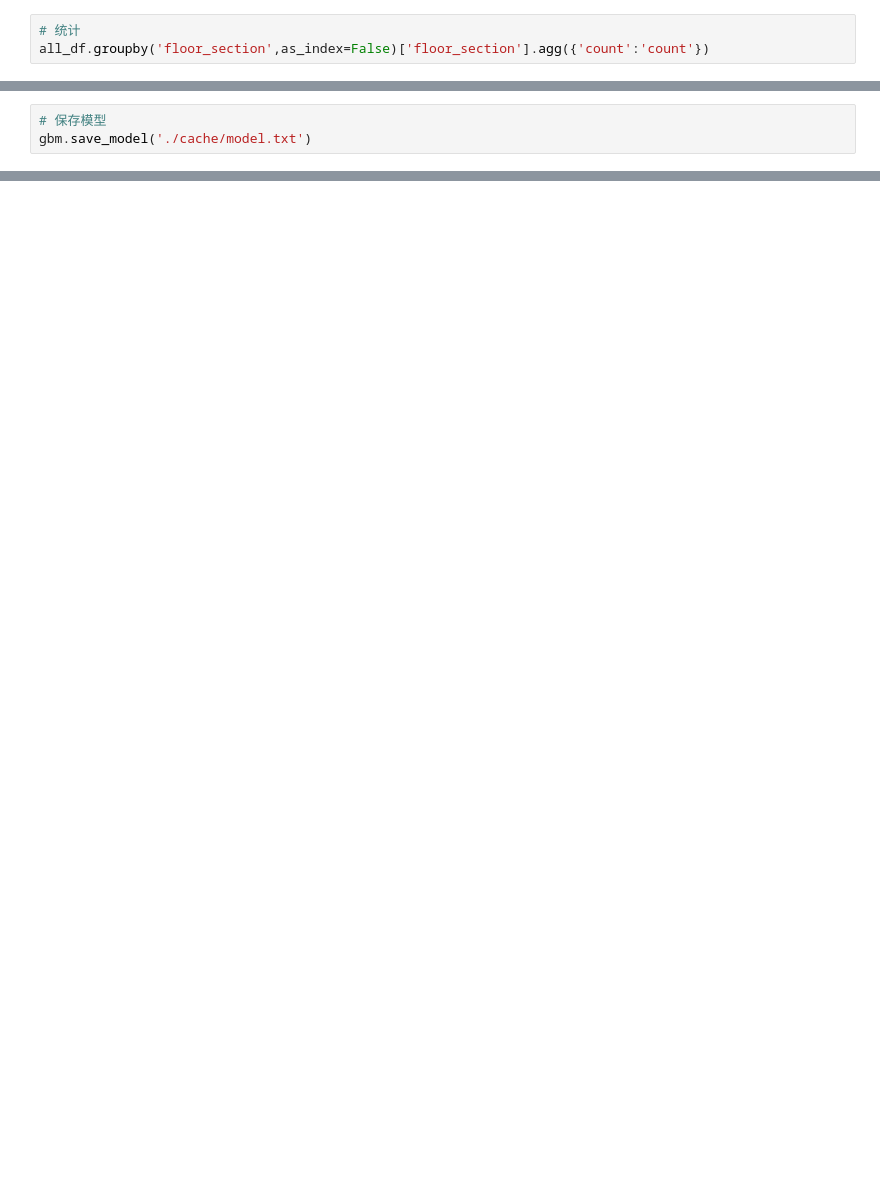
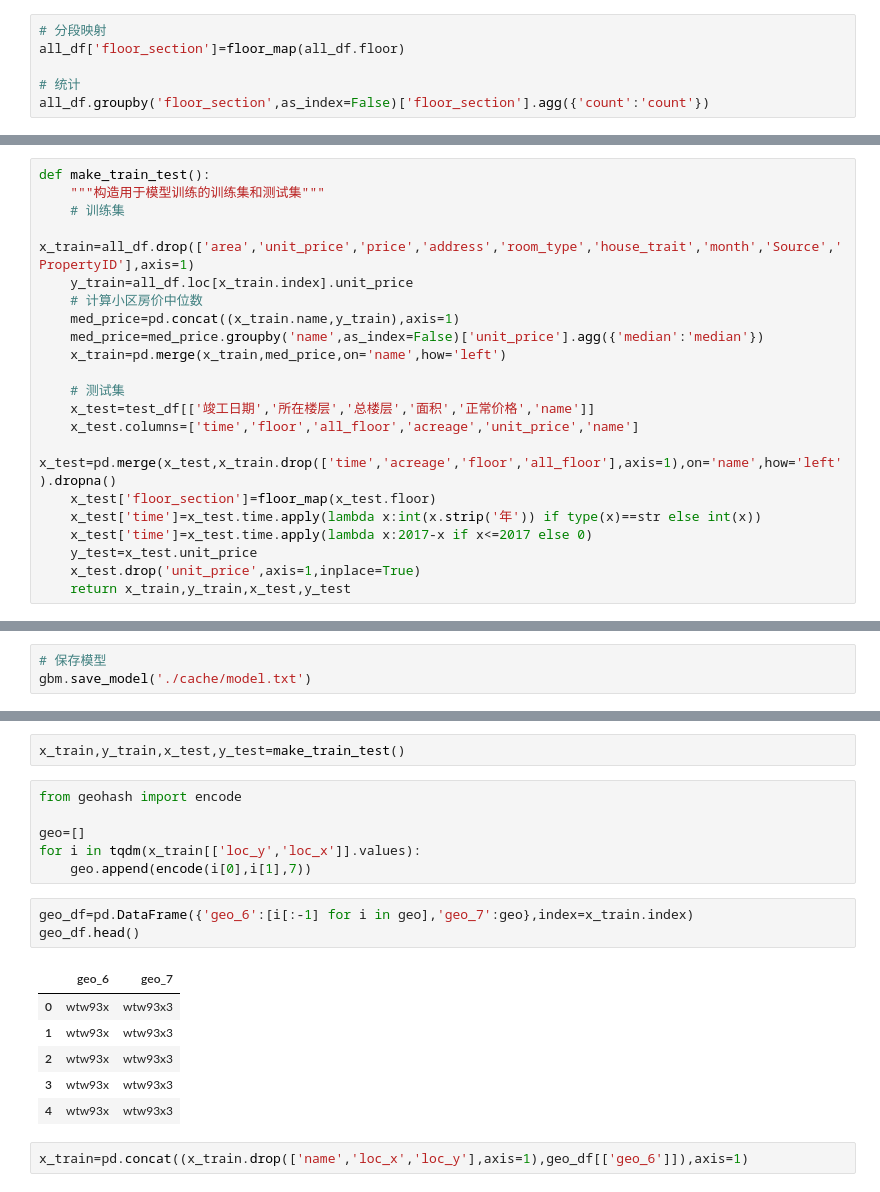
Before and after one commit to FlareActor/SH_HPP, a Jupyter notebook: kernel.ipynb, the cells around one changed output, grey strips where cells are left out. Drawn from its saved outputs; the diff is of its cells as text; blank space fills up the shorter version.

```diff
--- a/kernel.ipynb
+++ b/kernel.ipynb
@@ -381,4 +380,7 @@ all_df['floor_section']=list(pd.cut(all_df.floor,[0,3,6,9,np.inf],labels=['低
 # %%
+# 分段映射
+all_df['floor_section']=floor_map(all_df.floor)
+
 # 统计
 all_df.groupby('floor_section',as_index=False)['floor_section'].agg({'count':'count'})
 # %% [output]
@@ -699,5 +701,26 @@ len(set(test_df.name)&set(all_df.name))
 584
 # %% [markdown]
 ## 模型训练
+# %%
+def make_train_test():
+    """构造用于模型训练的训练集和测试集"""
+    # 训练集
+    x_train=all_df.drop(['area','unit_price','price','address','room_type','house_trait','month','Source','PropertyID'],axis=1)
+    y_train=all_df.loc[x_train.index].unit_price
+    # 计算小区房价中位数
+    med_price=pd.concat((x_train.name,y_train),axis=1)
+    med_price=med_price.groupby('name',as_index=False)['unit_price'].agg({'median':'median'})
+    x_train=pd.merge(x_train,med_price,on='name',how='left')
+
+    # 测试集
+    x_test=test_df[['竣工日期','所在楼层','总楼层','面积','正常价格','name']]
+    x_test.columns=['time','floor','all_floor','acreage','unit_price','name']
+    x_test=pd.merge(x_test,x_train.drop(['time','acreage','floor','all_floor'],axis=1),on='name',how='left').dropna()
+    x_test['floor_section']=floor_map(x_test.floor)
+    x_test['time']=x_test.time.apply(lambda x:int(x.strip('年')) if type(x)==str else int(x))
+    x_test['time']=x_test.time.apply(lambda x:2017-x if x<=2017 else 0)
+    y_test=x_test.unit_price
+    x_test.drop('unit_price',axis=1,inplace=True)
+    return x_train,y_train,x_test,y_test
 # %% [markdown]
 * LightGBM
@@ -760,0 +827,20 @@ gbm.save_model('./cache/model.txt')
+# %%
+x_train,y_train,x_test,y_test=make_train_test()
+# %%
+from geohash import encode
+
+geo=[]
+for i in tqdm(x_train[['loc_y','loc_x']].values):
+    geo.append(encode(i[0],i[1],7))
+# %%
+geo_df=pd.DataFrame({'geo_6':[i[:-1] for i in geo],'geo_7':geo},index=x_train.index)
+geo_df.head()
+# %% [output]
+|  | geo_6 | geo_7 |
+| 0 | wtw93x | wtw93x3 |
+| 1 | wtw93x | wtw93x3 |
+| 2 | wtw93x | wtw93x3 |
+| 3 | wtw93x | wtw93x3 |
+| 4 | wtw93x | wtw93x3 |
+# %%
+x_train=pd.concat((x_train.drop(['name','loc_x','loc_y'],axis=1),geo_df[['geo_6']]),axis=1)
```
Also changed, not shown: parts of 19 cells of this notebook.
